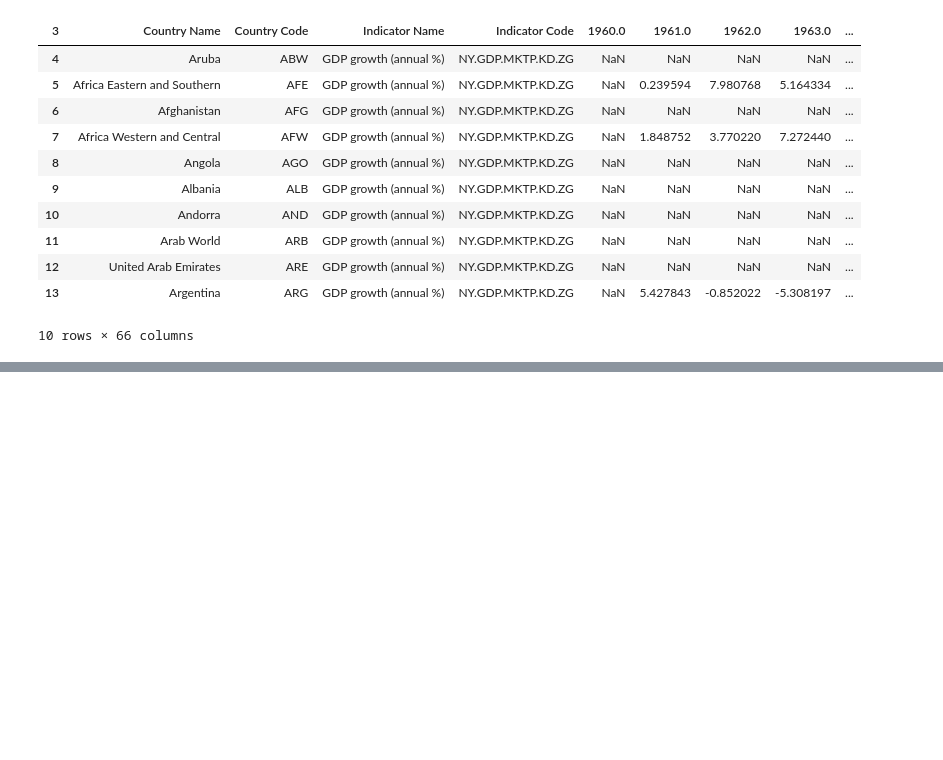
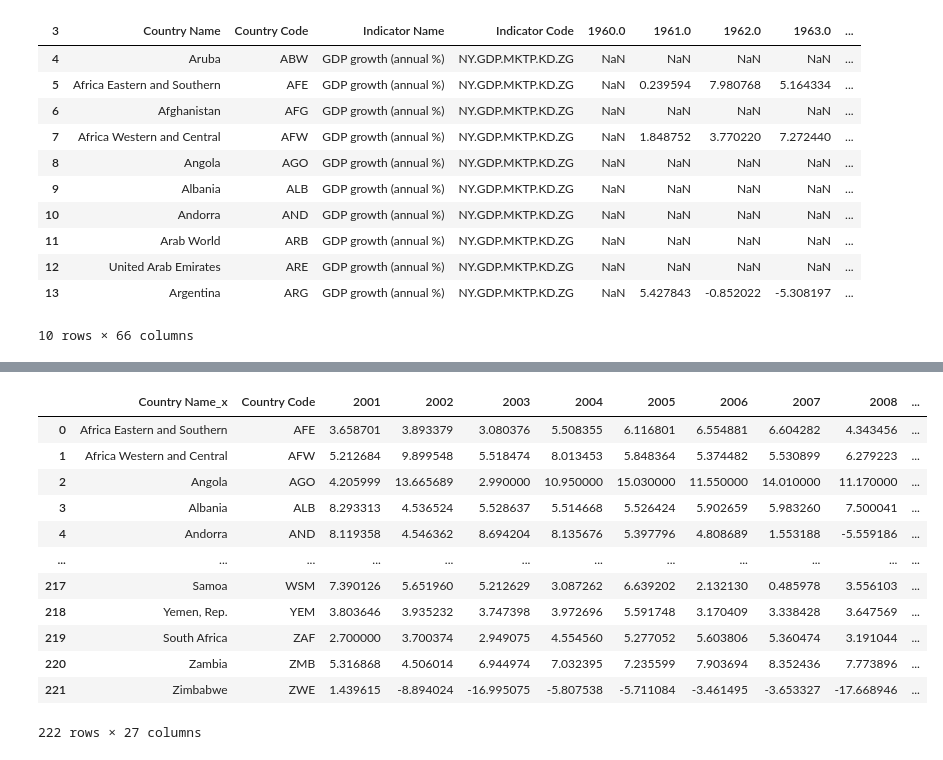
Before and after one commit to svujcich/Global_GDP_Trends, a Jupyter notebook: GDP_growth_ETL.ipynb, the cells around one changed output, grey strips where cells are left out. Drawn from its saved outputs; the diff is of its cells as text; code cells hidden in the pictures; blank space fills up the shorter version.

```diff
--- a/GDP_growth_ETL.ipynb
+++ b/GDP_growth_ETL.ipynb
@@ -82,0 +199,5 @@ clean_df.drop(columns=["Country Name", "Country Code"], inplace=True)
+# %%
+#read in df for with country codes
+country_codes = pd.read_csv(country_code_file_path)
+country_codes_df = pd.DataFrame(country_codes)
+country_codes_df
@@ -82,0 +238,12 @@ clean_df.drop(columns=["Country Name", "Country Code"], inplace=True)
+# %%
+#Replace Namibia NaN with string for country code
+namibia_code = "NA"
+country_codes_df.loc[151,"Alpha-2 code"] = namibia_code
+
+#recheck null values in country codes
+print("Namibia info")
+print(country_codes_df.loc[151])
+print("")
+
+print("Null Values")
+print(country_codes_df.isnull().sum())
@@ -82,0 +266,4 @@ clean_df.drop(columns=["Country Name", "Country Code"], inplace=True)
+# %%
+#rename country column in country_codes_df
+country_codes_df = country_codes_df.rename({"English short name lower case":"Country Name", "Alpha-3 code":"Country Code"}, axis=1)
+country_codes_df
@@ -82,0 +284,20 @@ clean_df.drop(columns=["Country Name", "Country Code"], inplace=True)
+# %%
+#merge data Frames on country code
+GDP_growth_df = GDP_growth_df.merge(country_codes_df, how="left", left_on=["Country Code"], right_on=["Country Code"])
+
+# GDP_growth_df = GDP_growth_df.merge(country_codes_df, how="left", left_on=['Country Name'], right_on=["Country Name"])
+GDP_growth_df
+# %% [output]
+|  | Country Name_x | Country Code | 2001 | 2002 | 2003 | 2004 | 2005 | 2006 | 2007 | 2008 | ... |
+| 0 | Africa Eastern and Southern | AFE | 3.658701 | 3.893379 | 3.080376 | 5.508355 | 6.116801 | 6.554881 | 6.604282 | 4.343456 | ... |
+| 1 | Africa Western and Central | AFW | 5.212684 | 9.899548 | 5.518474 | 8.013453 | 5.848364 | 5.374482 | 5.530899 | 6.279223 | ... |
+| 2 | Angola | AGO | 4.205999 | 13.665689 | 2.990000 | 10.950000 | 15.030000 | 11.550000 | 14.010000 | 11.170000 | ... |
+| 3 | Albania | ALB | 8.293313 | 4.536524 | 5.528637 | 5.514668 | 5.526424 | 5.902659 | 5.983260 | 7.500041 | ... |
+| 4 | Andorra | AND | 8.119358 | 4.546362 | 8.694204 | 8.135676 | 5.397796 | 4.808689 | 1.553188 | -5.559186 | ... |
+| ... | ... | ... | ... | ... | ... | ... | ... | ... | ... | ... | ... |
+| 217 | Samoa | WSM | 7.390126 | 5.651960 | 5.212629 | 3.087262 | 6.639202 | 2.132130 | 0.485978 | 3.556103 | ... |
+| 218 | Yemen, Rep. | YEM | 3.803646 | 3.935232 | 3.747398 | 3.972696 | 5.591748 | 3.170409 | 3.338428 | 3.647569 | ... |
+| 219 | South Africa | ZAF | 2.700000 | 3.700374 | 2.949075 | 4.554560 | 5.277052 | 5.603806 | 5.360474 | 3.191044 | ... |
+| 220 | Zambia | ZMB | 5.316868 | 4.506014 | 6.944974 | 7.032395 | 7.235599 | 7.903694 | 8.352436 | 7.773896 | ... |
+| 221 | Zimbabwe | ZWE | 1.439615 | -8.894024 | -16.995075 | -5.807538 | -5.711084 | -3.461495 | -3.653327 | -17.668946 | ... |
+222 rows × 27 columns
```
Also changed, not shown: parts of 32 cells of this notebook, 1 other file.
